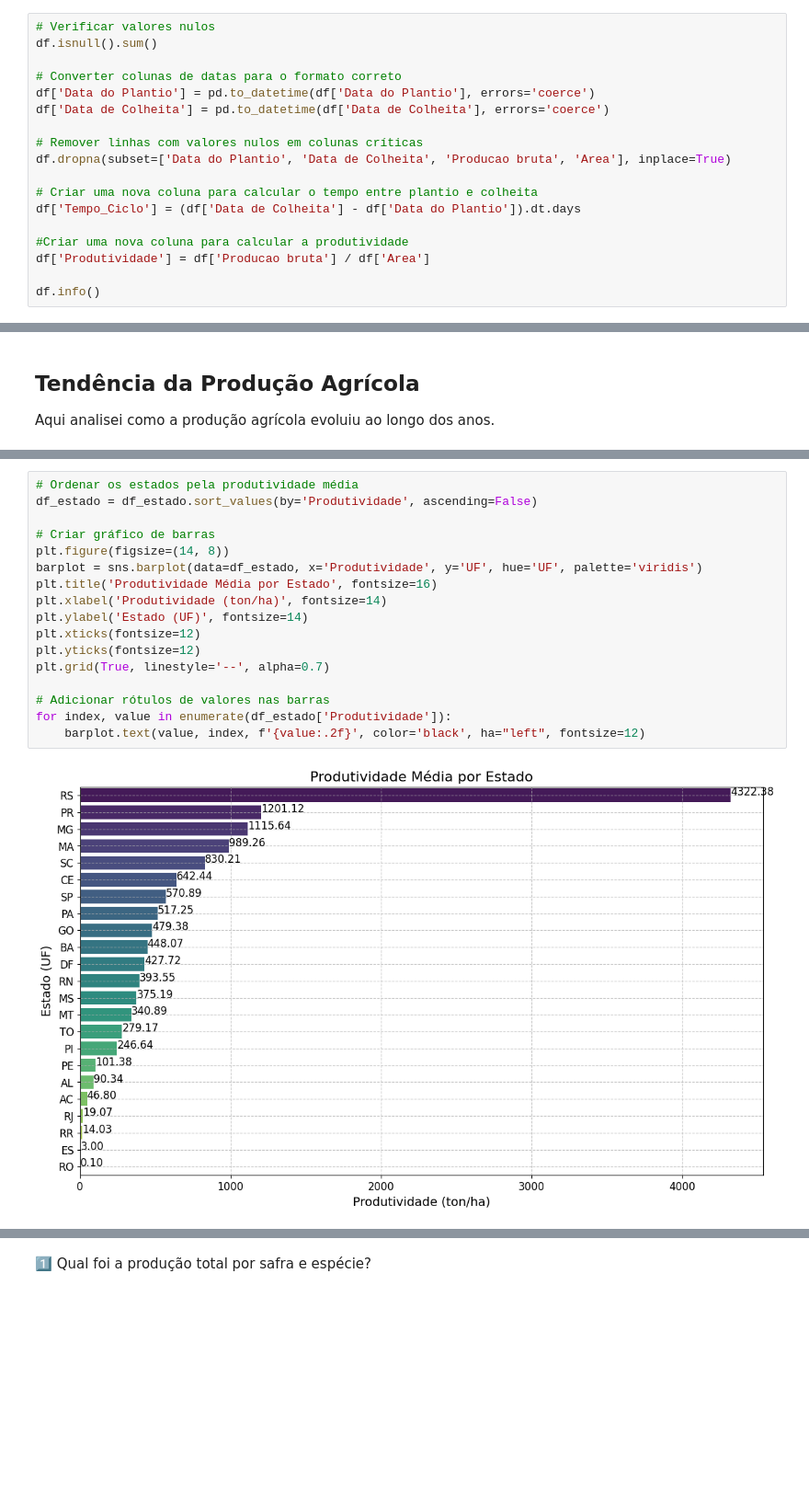
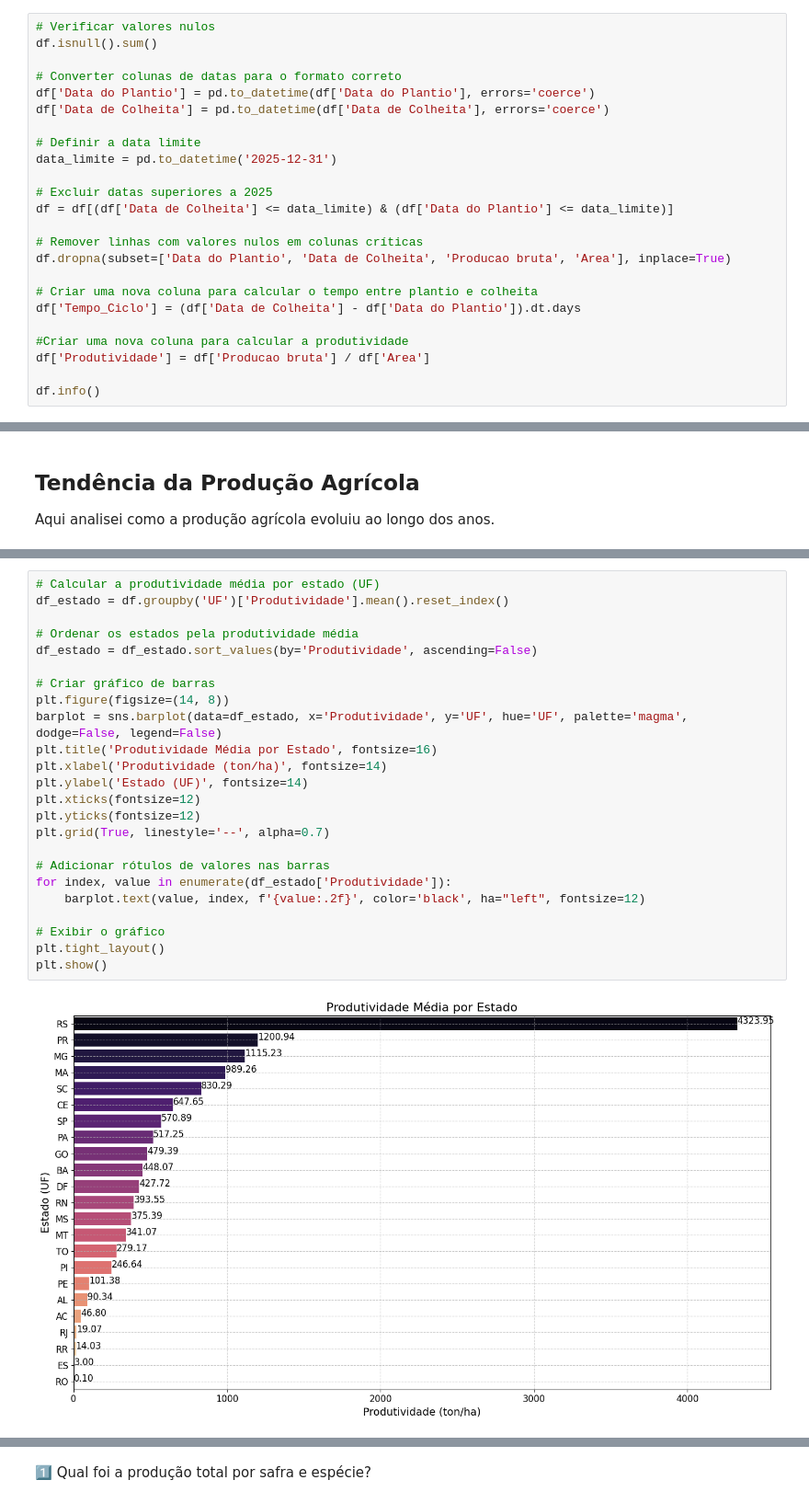
Before and after one commit to rafaeeo/Producao_Sementes, a Jupyter notebook: Analises.ipynb, the cells around one changed output, grey strips where cells are left out. Shown at 92% size. Drawn from its saved outputs; the diff is of its cells as text; blank space fills up the shorter version.

```diff
--- a/Analises.ipynb
+++ b/Analises.ipynb
@@ -52,6 +52,12 @@ df.isnull().sum()
 # Converter colunas de datas para o formato correto
 df['Data do Plantio'] = pd.to_datetime(df['Data do Plantio'], errors='coerce')
 df['Data de Colheita'] = pd.to_datetime(df['Data de Colheita'], errors='coerce')
+
+# Definir a data limite
+data_limite = pd.to_datetime('2025-12-31')
+
+# Excluir datas superiores a 2025
+df = df[(df['Data de Colheita'] <= data_limite) & (df['Data do Plantio'] <= data_limite)]
 
 # Remover linhas com valores nulos em colunas críticas
 df.dropna(subset=['Data do Plantio', 'Data de Colheita', 'Producao bruta', 'Area'], inplace=True)
@@ -123,19 +154,26 @@ plt.show()
 # %%
+# Calcular a produtividade média por estado (UF)
+df_estado = df.groupby('UF')['Produtividade'].mean().reset_index()
+
 # Ordenar os estados pela produtividade média
 df_estado = df_estado.sort_values(by='Produtividade', ascending=False)
 
 # Criar gráfico de barras
 plt.figure(figsize=(14, 8))
-barplot = sns.barplot(data=df_estado, x='Produtividade', y='UF', hue='UF', palette='viridis')
+barplot = sns.barplot(data=df_estado, x='Produtividade', y='UF', hue='UF', palette='magma', dodge=False, legend=False)
 plt.title('Produtividade Média por Estado', fontsize=16)
 plt.xlabel('Produtividade (ton/ha)', fontsize=14)
 plt.ylabel('Estado (UF)', fontsize=14)
 plt.xticks(fontsize=12)
 plt.yticks(fontsize=12)
 plt.grid(True, linestyle='--', alpha=0.7)
 
 # Adicionar rótulos de valores nas barras
 for index, value in enumerate(df_estado['Produtividade']):
     barplot.text(value, index, f'{value:.2f}', color='black', ha="left", fontsize=12)
+
+# Exibir o gráfico
+plt.tight_layout()
+plt.show()
 # %% [output]
-[figure, old version]
+[figure, new version]
```
Also changed, not shown: parts of 37 cells of this notebook.
